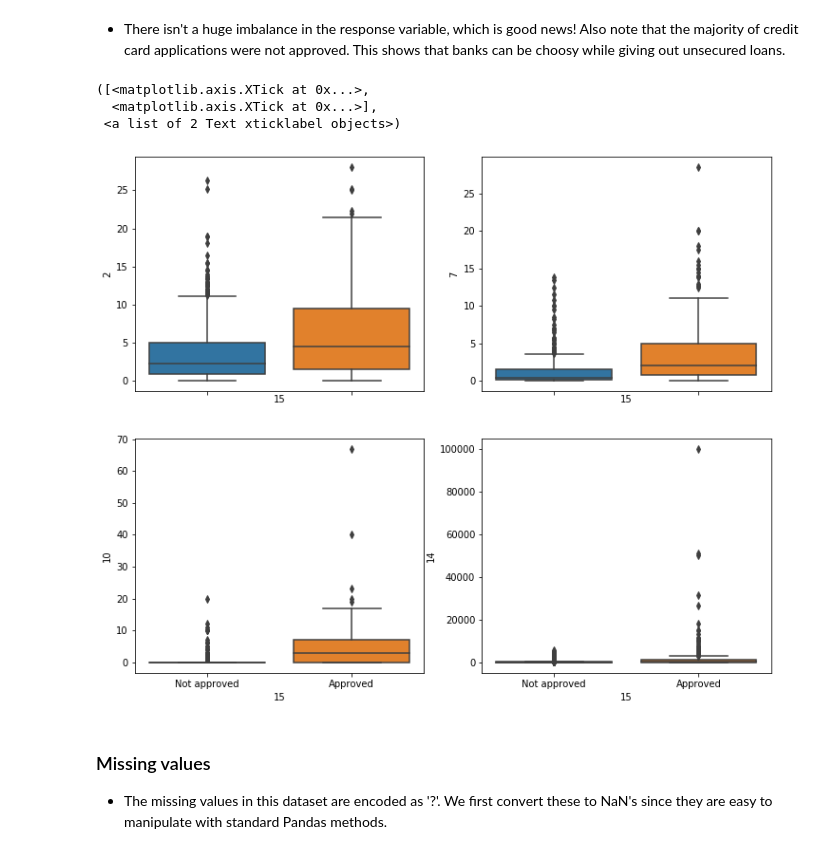
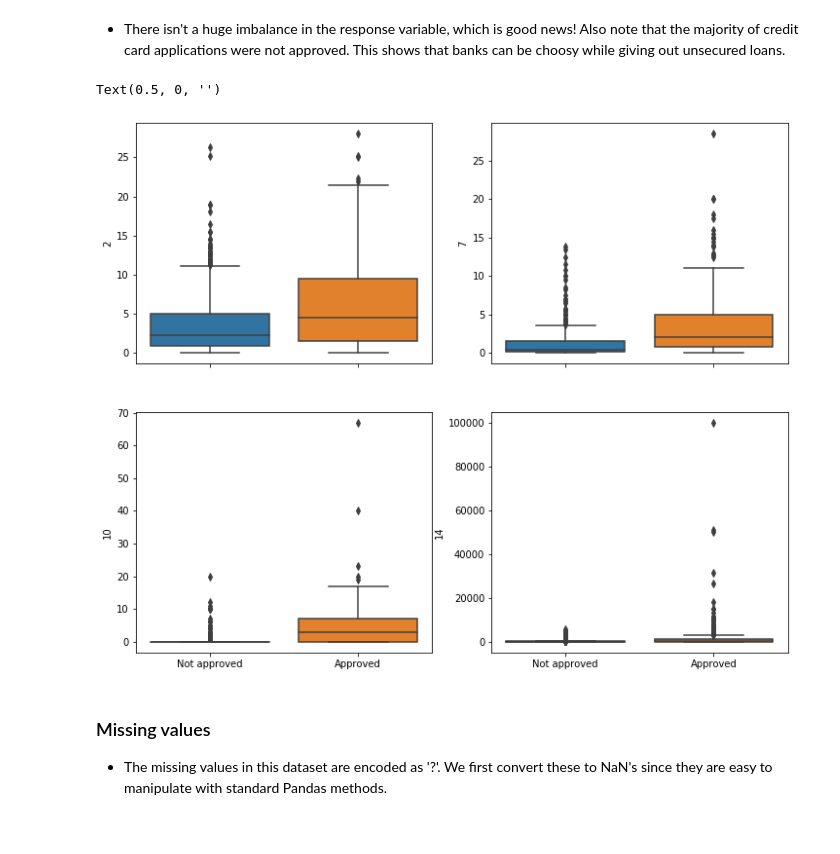
Before and after one commit to dsanyal/Credit_card_approval_prediction, a Jupyter notebook: analysis_nb.ipynb, the cells around one changed output. Drawn from its saved outputs; the diff is of its cells as text; code cells hidden in the pictures.

```diff
--- a/analysis_nb.ipynb
+++ b/analysis_nb.ipynb
@@ -96,15 +96,17 @@ _ = plt.xticks([0,1],['Not approved', 'Approved'])
 # %%
 fig,ax = plt.subplots(2,2,sharex=True,figsize=(12,10))
 sns.boxplot(x=data[15],y=data[2], ax=ax[0,0])
 sns.boxplot(x=data[15],y=data[7],ax=ax[0,1])
 sns.boxplot(x=data[15],y=data[10],ax=ax[1,0])
 sns.boxplot(x=data[15],y=data[14],ax=ax[1,1])
 _=plt.xticks([0,1],['Not approved', 'Approved'])
+ax[0,0].set_xlabel('')
+ax[0,1].set_xlabel('')
+ax[1,0].set_xlabel('')
+ax[1,1].set_xlabel('')
 # %% [output]
-([<matplotlib.axis.XTick at 0x...>,
-  <matplotlib.axis.XTick at 0x...>],
- <a list of 2 Text xticklabel objects>)
+Text(0.5, 0, '')
-[figure, old version]
+[figure, new version]
 # %% [markdown]
 ### Missing values
  - The missing values in this dataset are encoded as '?'. We first convert these to NaN's since they are easy to manipulate with standard Pandas methods.
```
Also changed, not shown: parts of 14 cells of this notebook.
